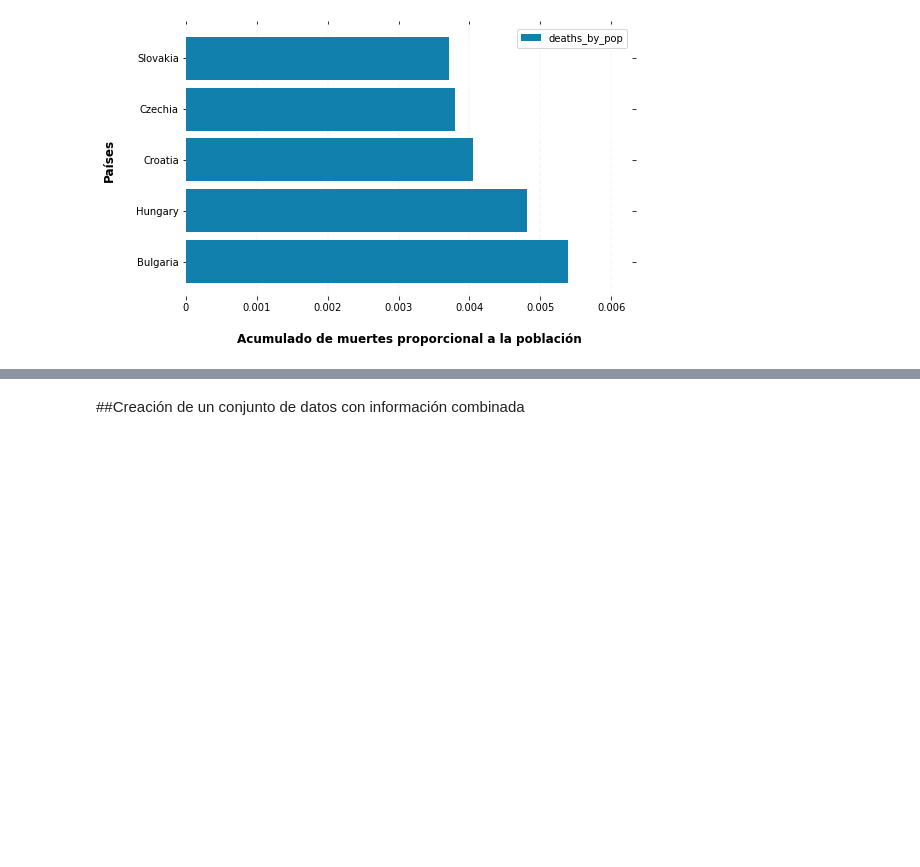
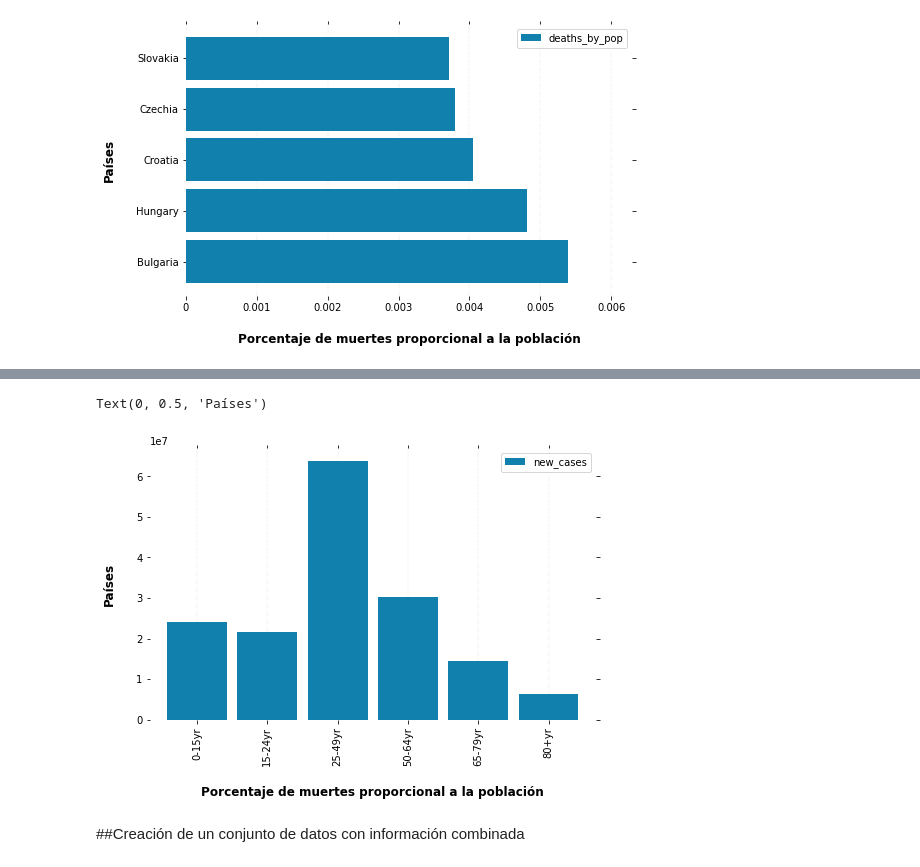
Before and after one commit to earandir/TecnicasIA, a Jupyter notebook: mexandatos06act2.ipynb, the cells around one changed output, grey strips where cells are left out. Drawn from its saved outputs; the diff is of its cells as text; code cells hidden in the pictures; blank space fills up the shorter version.

```diff
--- a/mexandatos06act2.ipynb
+++ b/mexandatos06act2.ipynb
@@ -141,0 +144,5 @@ ax.xaxis.set_major_formatter(StrMethodFormatter('{x:,g}'))
+# %%
+ageSpecific['age_group'].replace('<15yr','0-15yr', inplace=True)
+agesBar = ageSpecific[['age_group', 'new_cases']].groupby('age_group', as_index = False).sum().set_index(['age_group'])
+
+agesBar
@@ -142,3 +158,31 @@ ax.xaxis.set_major_formatter(StrMethodFormatter('{x:,g}'))
+# %%
+ax = agesBar.plot(kind='bar', figsize=(8, 5), color='#1180ad', zorder=2, width=0.85)
+
+# Despine
+ax.spines['right'].set_visible(False)
+ax.spines['top'].set_visible(False)
+ax.spines['left'].set_visible(False)
+ax.spines['bottom'].set_visible(False)
+
+# Switch off ticks
+ax.tick_params(axis="both", which="both", bottom="off", top="off", labelbottom="on", left="off", right="off", labelleft="on")
+
+# Draw vertical axis lines
+vals = ax.get_xticks()
+for tick in vals:
+  ax.axvline(x=tick, linestyle='dashed', alpha=0.4, color='#eeeeee', zorder=1)
+
+# Set x-axis label
+ax.set_xlabel("Porcentaje de muertes proporcional a la población", labelpad=20, weight='bold', size=12)
+
+# Set y-axis label
+ax.set_ylabel("Países", labelpad=20, weight='bold', size=12)
+
+# Format y-axis label
+#ax.xaxis.set_major_formatter(StrMethodFormatter('{x:,g}'))
+# %% [output]
+Text(0, 0.5, 'Países')
+[figure, added]
 # %% [markdown]
 ##Creación de un conjunto de datos con información combinada
 # %% [markdown]
```
Also changed, not shown: parts of 7 cells of this notebook.
